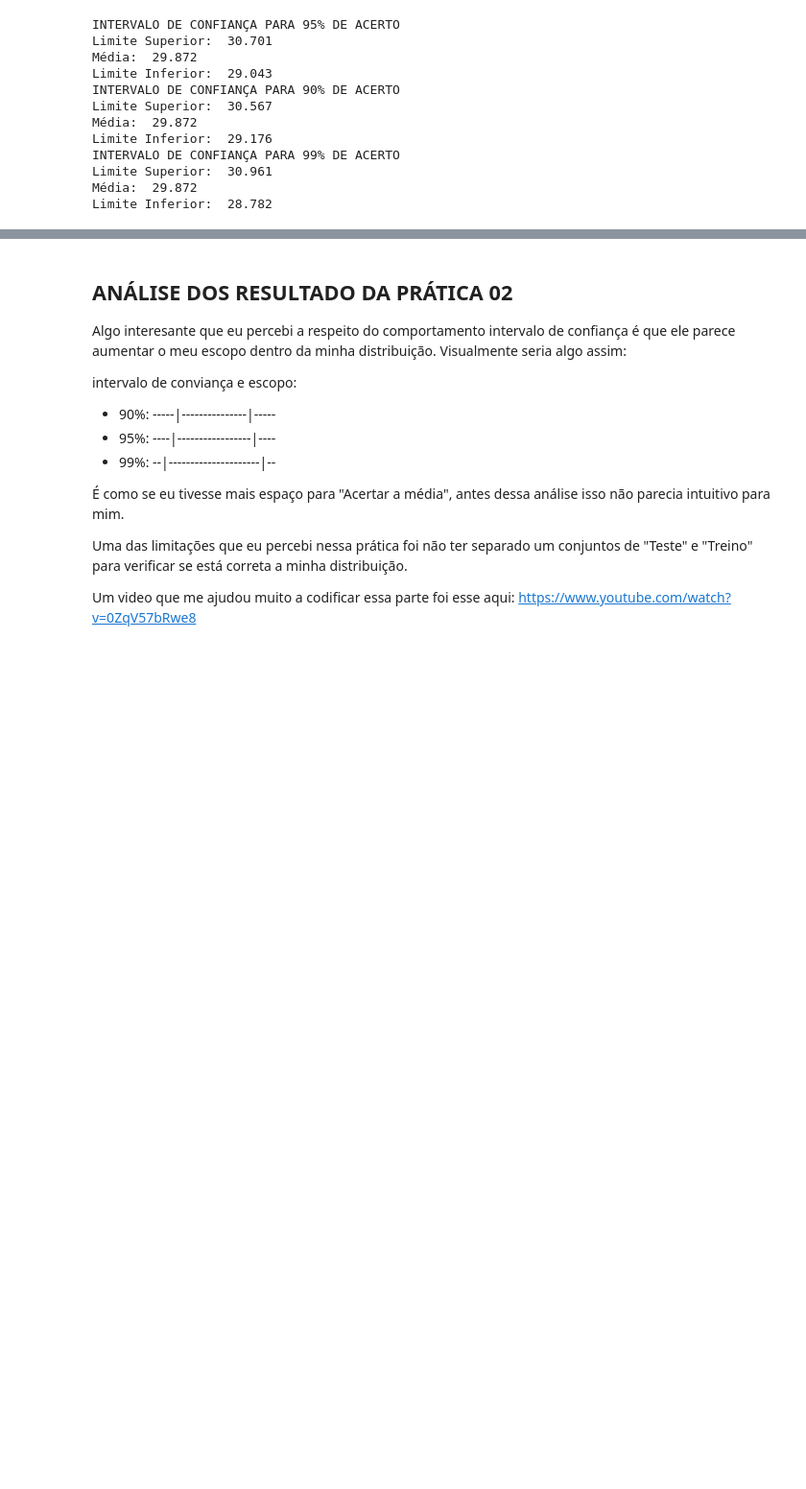
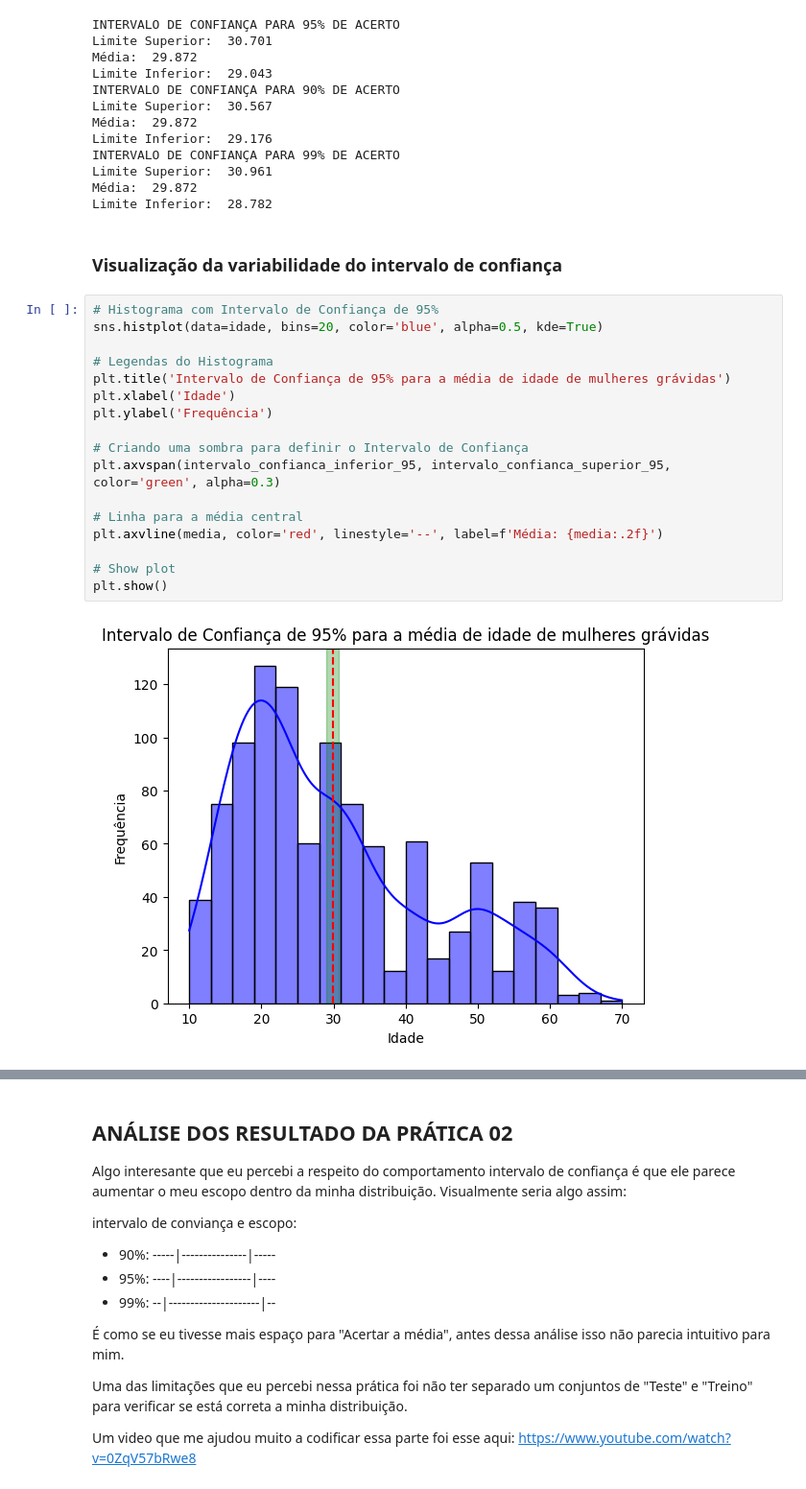
Before and after one commit to BryanYunche/Confidence-intervals_correlation_P-value_Claudomiro-Atividade-02, a Jupyter notebook: Atividade-02.ipynb, the cells around one changed output, grey strips where cells are left out. Shown at 96% size. Cells and saved outputs as stored; diff of their text form; blank space fills up the shorter version.

Commit message:
Adicionei a visualização do Matplotlib dos intervalos de confiança

```diff
--- a/Atividade-02.ipynb
+++ b/Atividade-02.ipynb
@@ -275,3 +271,24 @@ INTERVALO DE CONFIANÇA PARA 99% DE ACERTO
 Limite Superior:  30.961
 Média:  29.872
 Limite Inferior:  28.782
+# %% [markdown]
+### Visualização da variabilidade do intervalo de confiança
+# %%
+# Histograma com Intervalo de Confiança de 95%
+sns.histplot(data=idade, bins=20, color='blue', alpha=0.5, kde=True)
+
+# Legendas do Histograma
+plt.title('Intervalo de Confiança de 95% para a média de idade de mulheres grávidas')
+plt.xlabel('Idade')
+plt.ylabel('Frequência')
+
+# Criando uma sombra para definir o Intervalo de Confiança
+plt.axvspan(intervalo_confianca_inferior_95, intervalo_confianca_superior_95, color='green', alpha=0.3)
+
+# Linha para a média central
+plt.axvline(media, color='red', linestyle='--', label=f'Média: {media:.2f}')
+
+# Show plot
+plt.show()
+# %% [output]
+[figure, added]
```
Also changed, not shown: parts of 4 cells of this notebook.
